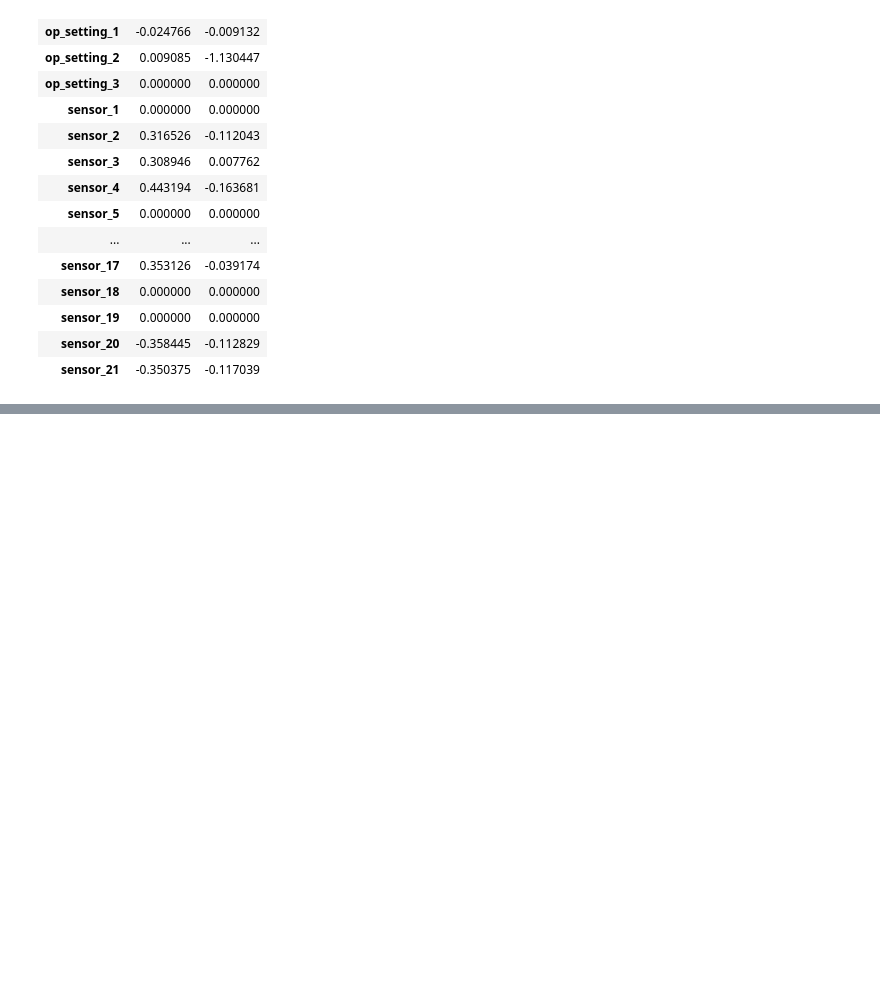
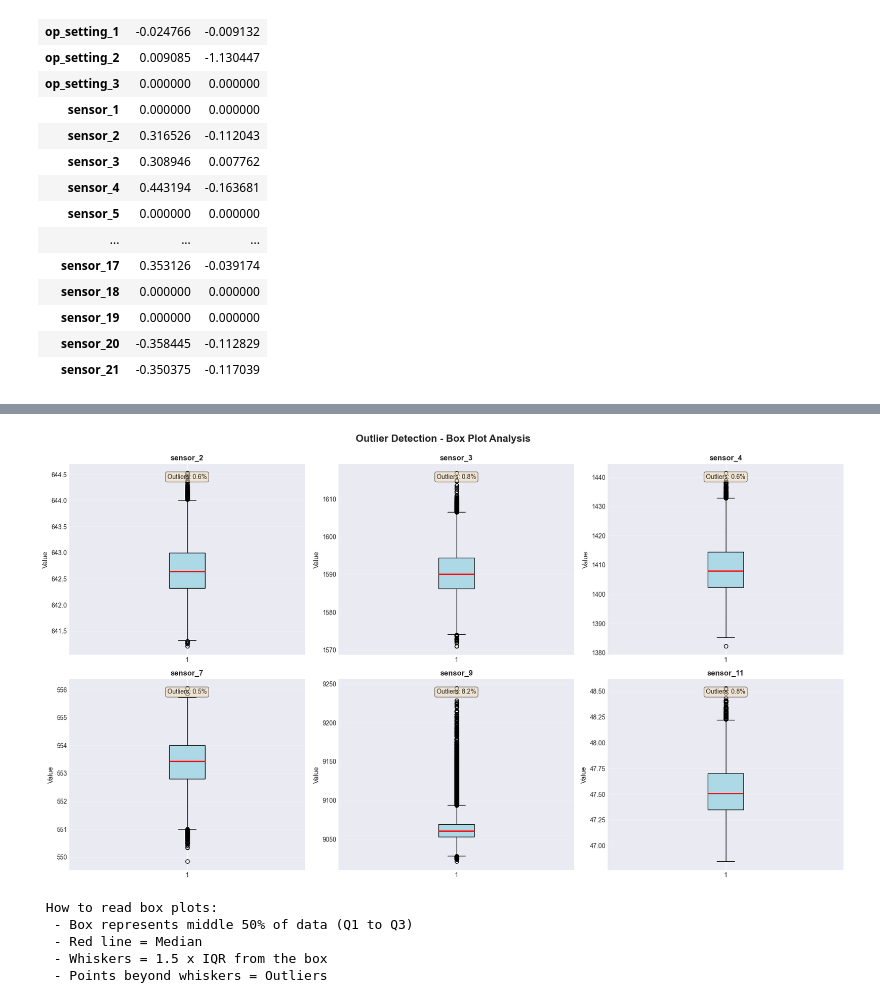
Before and after one commit to kumaraadya/Predictive-Maintenance-for-Industrial-Equipment, a Jupyter notebook: notebooks/01_eda.ipynb, the cells around one changed output, grey strips where cells are left out. Drawn from its saved outputs; the diff is of its cells as text; code cells hidden in the pictures; blank space fills up the shorter version.

```diff
--- a/notebooks/01_eda.ipynb
+++ b/notebooks/01_eda.ipynb
@@ -175,0 +363,18 @@ Kurtosis interpretation:
+# %%
+def detect_outliers_zscore(df, column, threshold=3):
+    """
+    Z-Score Method:
+    - Calculate how many standard deviations away from mean
+    - Typically, |z-score| > 3 is considered an outlier
+    """
+    z_scores = np.abs(stats.zscore(df[column].dropna()))
+    outlier_indices = np.where(z_scores > threshold)[0]
+    return df.iloc[outlier_indices]
+
+print("Outlier Detection - Z-Score Method")
+
+for sensor in useful_sensors[:5]:
+    outliers = detect_outliers_zscore(train_df, sensor)
+    outlier_pct = (len(outliers) / len(train_df)) * 100
+    print(f"\n{sensor}:")
+    print(f"  - Outliers detected: {len(outliers)} ({outlier_pct:.2f}%)")
@@ -175,0 +398,36 @@ Kurtosis interpretation:
+# %%
+fig, axes = plt.subplots(2, 3, figsize=(18, 10))
+axes = axes.ravel()
+
+for idx, sensor in enumerate(useful_sensors[:6]):
+    bp = axes[idx].boxplot(train_df[sensor], vert=True, patch_artist=True)
+    bp['boxes'][0].set_facecolor('lightblue')
+    bp['medians'][0].set(color='red', linewidth=2)
+
+    axes[idx].set_ylabel('Value', fontsize=11)
+    axes[idx].set_title(f'{sensor}', fontsize=12, fontweight='bold')
+    axes[idx].grid(True, alpha=0.3, axis='y')
+
+    outliers, lower, upper = detect_outliers_iqr(train_df, sensor)
+    outlier_pct = (len(outliers) / len(train_df)) * 100
+    axes[idx].text(0.5, 0.95, f'Outliers: {outlier_pct:.1f}%',
+                   transform=axes[idx].transAxes,
+                   ha='center', va='top',
+                   bbox=dict(boxstyle='round', facecolor='wheat', alpha=0.5))
+
+plt.suptitle('Outlier Detection - Box Plot Analysis', fontsize=16, fontweight='bold', y=0.995)
+plt.tight_layout()
+plt.show()
+
+print("\n How to read box plots:")
+print("  - Box represents middle 50% of data (Q1 to Q3)")
+print("  - Red line = Median")
+print("  - Whiskers = 1.5 x IQR from the box")
+print("  - Points beyond whiskers = Outliers")
+# %% [output]
+[figure, added]
+ How to read box plots:
+  - Box represents middle 50% of data (Q1 to Q3)
+  - Red line = Median
+  - Whiskers = 1.5 x IQR from the box
+  - Points beyond whiskers = Outliers
```
Also changed, not shown: parts of 11 cells of this notebook.
